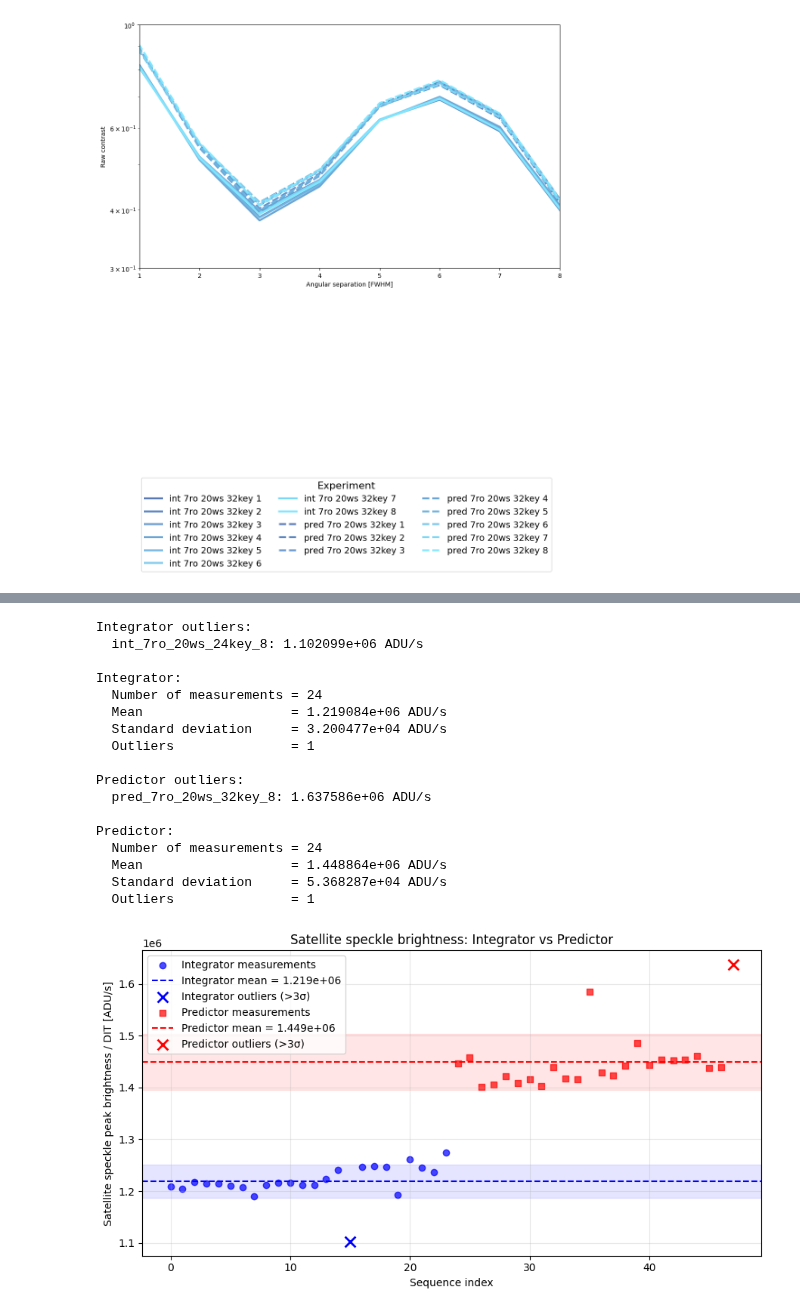
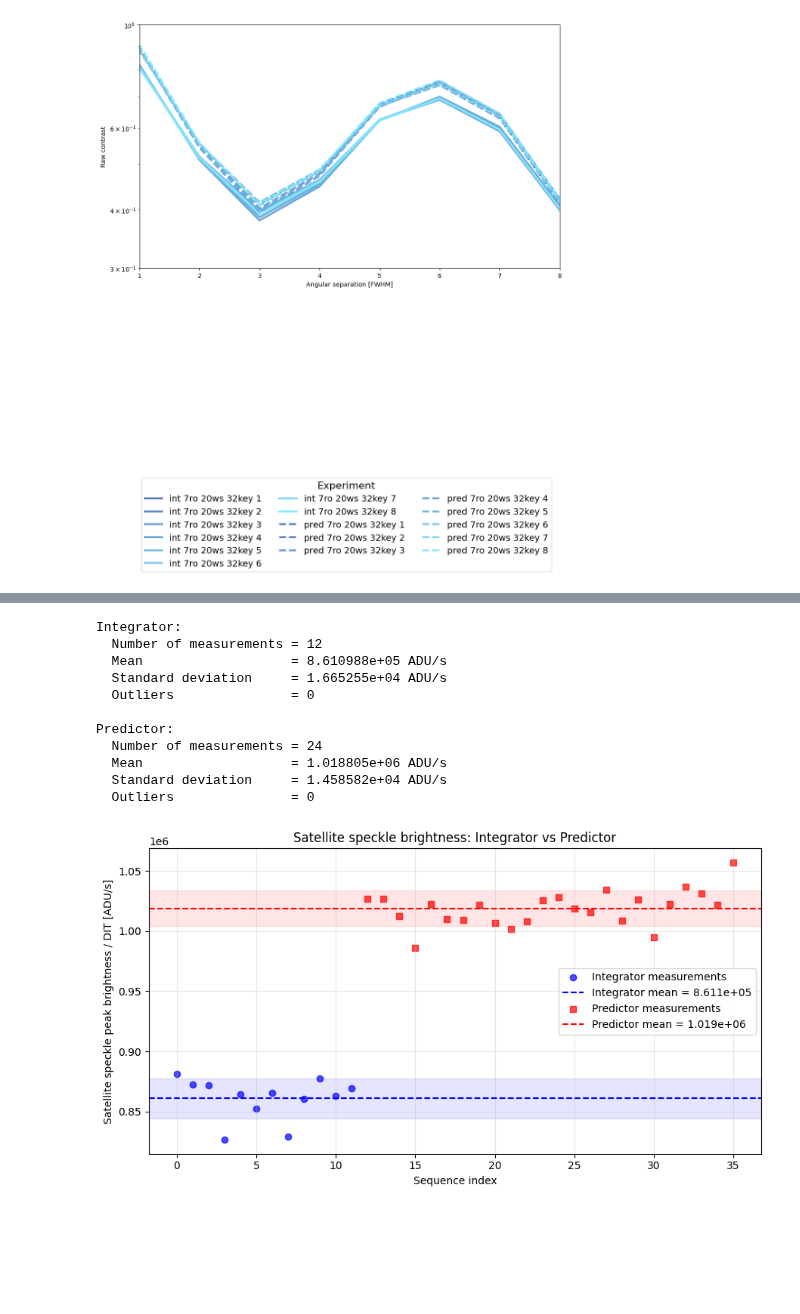
Before and after one commit to noah-bns/ESO_internship, a Jupyter notebook: notebooks/satellite_speckle_psf.ipynb, the cells around one changed output, grey strips where cells are left out. Cells and saved outputs as stored; diff of their text form; code cells hidden in the pictures; blank space fills up the shorter version.

```diff
--- a/notebooks/satellite_speckle_psf.ipynb
+++ b/notebooks/satellite_speckle_psf.ipynb
@@ -730,7 +734,7 @@ Saved /home/aosimul/noah/data/ghost_images/long_7ro_20ws/pred_7ro_20ws_32key_5-8
 DIT_img = 2.814e-3
 
 with open(
-    "/home/aosimul/noah/src/pipeline_pre_ADI/results/long_7ro_20ws/light_intensities.json",
+    "/home/aosimul/noah/src/pipeline_pre_ADI/results/long_7ro_20ws_focus/light_intensities.json",
     "r",
 ) as f:
     light_intensities = json.load(f)
@@ -808,44 +812,38 @@ for name, (mask, marker) in groups.items():
             linewidths=2,
             label=f"{name} outliers (>3σ)",
             zorder=5,
         )
 
         print(f"\n{name} outliers:")
         for key, value in zip(
             keys_group[outlier_mask],
             y_group[outlier_mask],
         ):
             print(f"  {key}: {value:.6e} ADU/s")
 
     print(f"\n{name}:")
     print(f"  Number of measurements = {len(y_group)}")
     print(f"  Mean                   = {mean:.6e} ADU/s")
     print(f"  Standard deviation     = {std:.6e} ADU/s")
     print(f"  Outliers               = {np.sum(outlier_mask)}")
 
 plt.xlabel("Sequence index")
 plt.ylabel("Satellite speckle peak brightness / DIT [ADU/s]")
 plt.title("Satellite speckle brightness: Integrator vs Predictor")
 plt.legend()
 plt.grid(alpha=0.3)
 plt.tight_layout()
 plt.show()
 # %% [output]
-Integrator outliers:
-  int_7ro_20ws_24key_8: 1.102099e+06 ADU/s
-
 Integrator:
-  Number of measurements = 24
-  Mean                   = 1.219084e+06 ADU/s
-  Standard deviation     = 3.200477e+04 ADU/s
-  Outliers               = 1
-
-Predictor outliers:
-  pred_7ro_20ws_32key_8: 1.637586e+06 ADU/s
+  Number of measurements = 12
+  Mean                   = 8.610988e+05 ADU/s
+  Standard deviation     = 1.665255e+04 ADU/s
+  Outliers               = 0
 
 Predictor:
   Number of measurements = 24
-  Mean                   = 1.448864e+06 ADU/s
-  Standard deviation     = 5.368287e+04 ADU/s
-  Outliers               = 1
+  Mean                   = 1.018805e+06 ADU/s
+  Standard deviation     = 1.458582e+04 ADU/s
+  Outliers               = 0
-[figure, old version]
+[figure, new version]
```
Also changed, not shown: parts of 10 cells of this notebook, 5 other files.
